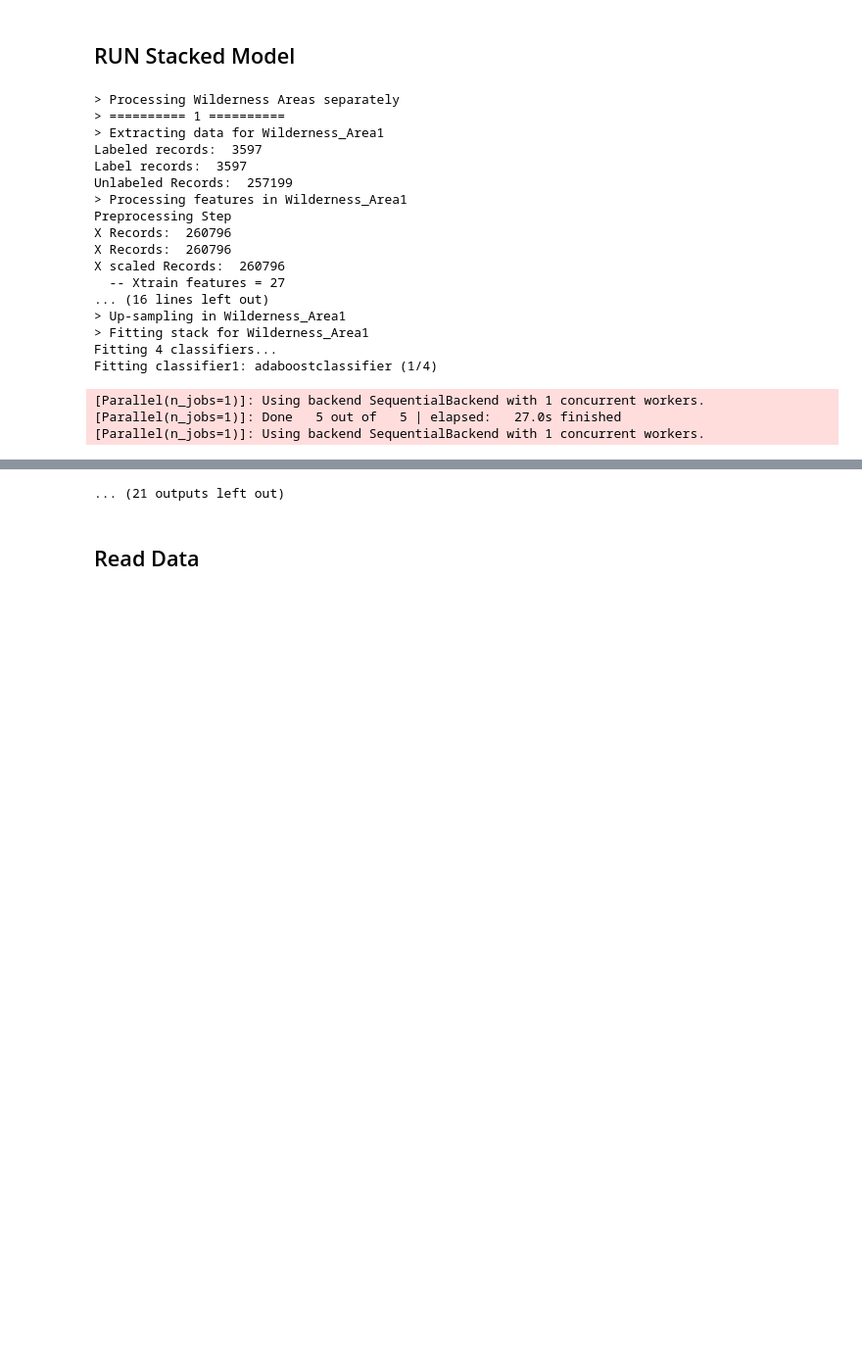
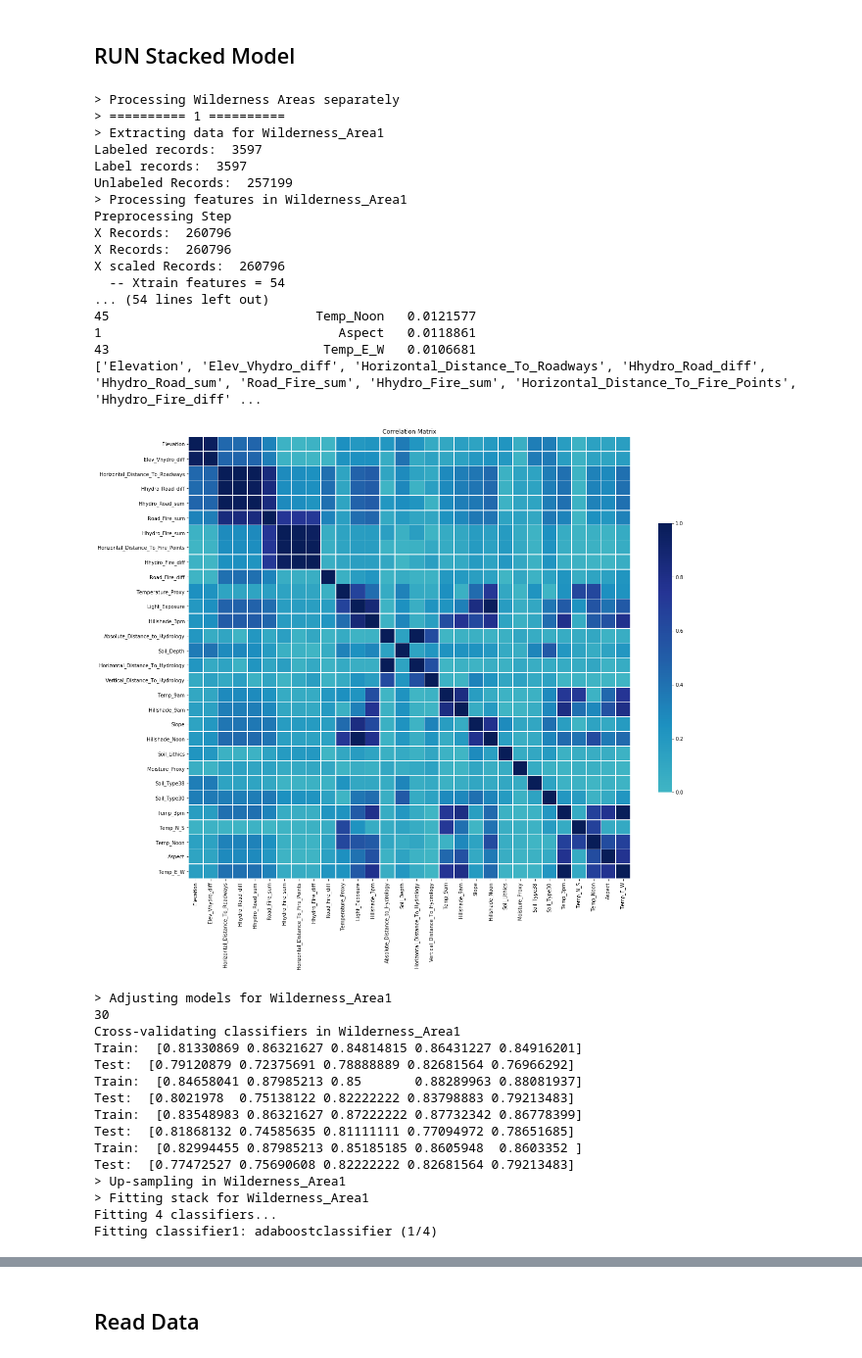
Before and after one commit to tinaprisma/dsc-mod-5-project-online-ds-sp-000, a Jupyter notebook: Step_4_Classification_Models-Copy1.ipynb, the cells around one changed output, grey strips where cells are left out. Shown at 98% size. Saved outputs shown, nothing was run; the diff lists cells and outputs as text; code cells hidden in the pictures; blank space fills up the shorter version.

Commit message:
final classification modeling

```diff
--- a/Step_4_Classification_Models-Copy1.ipynb
+++ b/Step_4_Classification_Models-Copy1.ipynb
@@ -332,3 +342,10 @@ len(labels)
+# %%
+def heatmap_wa(X_train, features):
+    import seaborn as sns
+    plt.subplots(figsize=(20, 20))
+    sns.heatmap(np.abs((X_train[features]).corr()),center=0,square=True, linewidths=.5, cmap="YlGnBu",cbar_kws={"shrink": .5})
+    plt.title('Correlation Matrix')
+    plt.show()
 # %% [markdown]
 ## RUN Stacked Model
 # %%
@@ -359,11 +376,27 @@ for wa in range(1, 5):
     print('  -- unlabeled of features = {}'.format(unlabeled_scaled_wa.columns.size))
     print('  -- unlabeled records = {}'.format(len(unlabeled_scaled_wa)))
 
+    print('> Fitting a preliminary Random Forest model to check feature importances...')
+
+    features = randomforest_train(X_train_wa, X_test_wa,y_train_wa,y_test_wa)
+    print(features)
+    heatmap_wa(X_train_wa, features)
+
+    print("")
+
     print('> Adjusting models for Wilderness_Area{}'.format(wa))
-    max_features = min(30, X_train_wa.columns.size)
+
+    #max_features = min(30, X_train_wa.columns.size)
+
+    X_train_wa = X_train_wa[features]
+    X_test_wa = X_test_wa[features]
+
+    max_features = X_train_wa.columns.size
     et_clf.set_params(max_features=max_features)
 
     print(max_features)
+
+
 
     print('Cross-validating classifiers in Wilderness_Area{}'.format(wa))
 
@@ -404,40 +437,53 @@ for wa in range(1, 5):
     y_train_pred_wa = stack.predict(X_train_wa)
     print('Train Set: ', performance(y_train_wa,y_train_pred_wa))
 
     y_test_pred_wa = stack.predict(X_test_wa)
     print('Test Set:  ', performance(y_test_wa, y_test_pred_wa))
 
 
     print('> Making predictions for Wilderness_Area{}'.format(wa))
-    prediction_wa = stack.predict(unlabeled_scaled_wa)
+    prediction_wa = stack.predict(unlabeled_scaled_wa[features])
 
     prediction_wa = pd.DataFrame(prediction_wa, index=unlabeled_scaled_wa.index)
 
 
     print('> Creating submission for Wilderness_Area{}'.format(wa))
 
     predictions = prediction_wa.sort_index()
     predictions.to_csv('submission_wa_model3{}.csv'.format(wa), header=['Cover_Type'], index=True, index_label='Id')
 
     print('> Done !')
 # %% [output]
 > Processing Wilderness Areas separately
 > ========== 1 ==========
 > Extracting data for Wilderness_Area1
 Labeled records:  3597
 Label records:  3597
 Unlabeled Records:  257199
 > Processing features in Wilderness_Area1
 Preprocessing Step
 X Records:  260796
 X Records:  260796
 X scaled Records:  260796
-  -- Xtrain features = 27
-... (16 lines left out)
-> Up-sampling in Wilderness_Area1
-> Fitting stack for Wilderness_Area1
-Fitting 4 classifiers...
-Fitting classifier1: adaboostclassifier (1/4)
+  -- Xtrain features = 54
+... (54 lines left out)
+45                           Temp_Noon   0.0121577
+1                               Aspect   0.0118861
+43                            Temp_E_W   0.0106681
+['Elevation', 'Elev_Vhydro_diff', 'Horizontal_Distance_To_Roadways', 'Hhydro_Road_diff', 'Hhydro_Road_sum', 'Road_Fire_sum', 'Hhydro_Fire_sum', 'Horizontal_Distance_To_Fire_Points', 'Hhydro_Fire_diff' ...
+[figure, added]
-[Parallel(n_jobs=1)]: Using backend SequentialBackend with 1 concurrent workers.
-[Parallel(n_jobs=1)]: Done   5 out of   5 | elapsed:   27.0s finished
-[Parallel(n_jobs=1)]: Using backend SequentialBackend with 1 concurrent workers.
+> Adjusting models for Wilderness_Area1
+30
+Cross-validating classifiers in Wilderness_Area1
+Train:  [0.81330869 0.86321627 0.84814815 0.86431227 0.84916201]
+Test:  [0.79120879 0.72375691 0.78888889 0.82681564 0.76966292]
+Train:  [0.84658041 0.87985213 0.85       0.88289963 0.88081937]
+Test:  [0.8021978  0.75138122 0.82222222 0.83798883 0.79213483]
+Train:  [0.83548983 0.86321627 0.87222222 0.87732342 0.86778399]
+Test:  [0.81868132 0.74585635 0.81111111 0.77094972 0.78651685]
+Train:  [0.82994455 0.87985213 0.85185185 0.8605948  0.8603352 ]
+Test:  [0.77472527 0.75690608 0.82222222 0.82681564 0.79213483]
+> Up-sampling in Wilderness_Area1
+> Fitting stack for Wilderness_Area1
+Fitting 4 classifiers...
+Fitting classifier1: adaboostclassifier (1/4)
@@ -475,4 +520,3 @@ Fitting classifier2: extratreesclassifier (2/4)
-... (21 outputs left out)
 # %% [markdown]
 ## Read Data
 # %%
```
Also changed, not shown: parts of 17 cells of this notebook.
